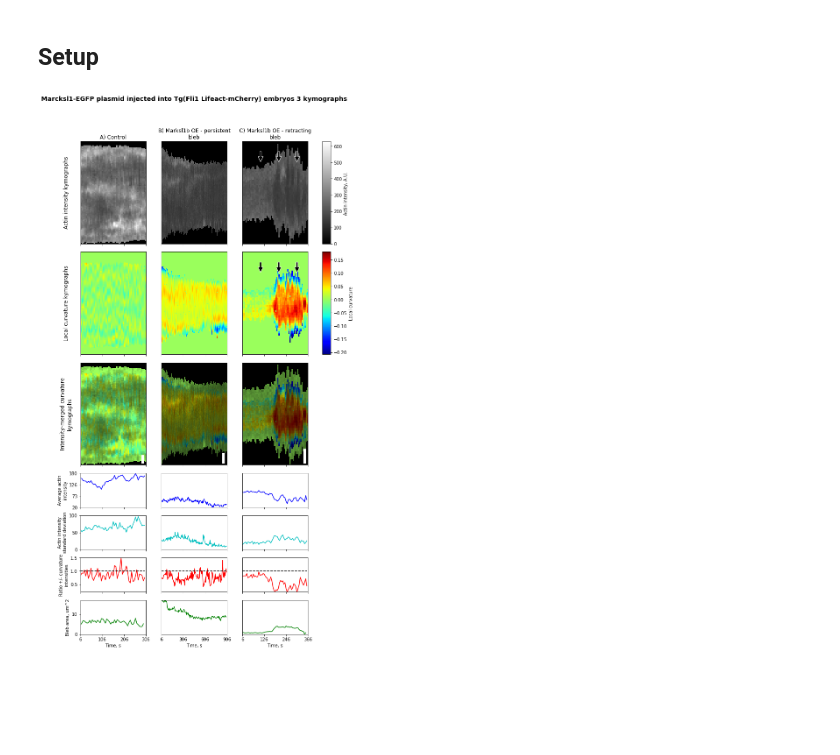
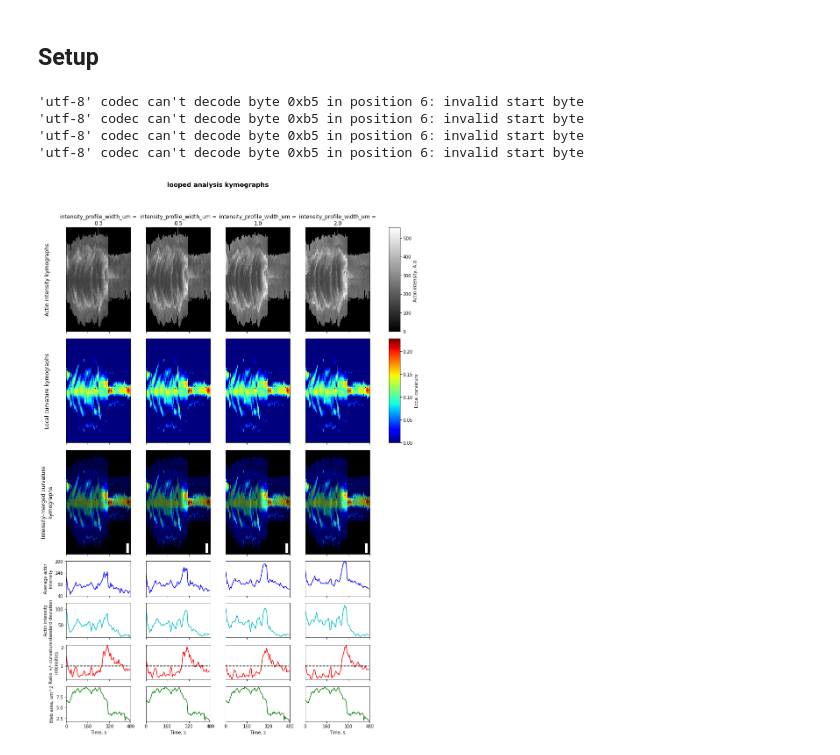
Before and after one commit to dougkelly88/blebbing_analysis, a Jupyter notebook: plotting/Blebbing figures.ipynb, the cells around one changed output. Cells and saved outputs as stored; diff of their text form; code cells hidden in the pictures; blank space fills up the shorter version.

Commit message:
Fix bugs associated with presence of non-directories in experiment folders (e.g. *.json in looped output folders) and correct time point choice and labelling

```diff
--- a/plotting/Blebbing figures.ipynb
+++ b/plotting/Blebbing figures.ipynb
@@ -25,7 +25,8 @@ This notebook is designed to generate figures for comparison of membrane blebbin
 # %% [markdown]
 ## Setup
 # %%
-experiment_folder = "D:\\analysis\\2018-12-28 Images for LKP presentation\\Marcksl1-EGFP plasmid injected into Tg(Fli1 Lifeact-mCherry) embryos 3";
+experiment_folder = "C:\\Users\\dougk\\Desktop\\output\\Experiment 1";
+experiment_folder = "C:\\Users\\dougk\\Desktop\\output\\2019-01-22 14-30-44 output\\looped analysis"
 condition_names = None;
 #condition_names = ["control", "condition 1", "condition 2"]
 annotation_arrows = None;
@@ -36,7 +37,7 @@ scale_bar_size_um = 1.0;
 scale_bar_position = (0.75, 0.9) # in normalised axis coordinates
 scale_bar_color = 'w';
 contrast_enhancement = 0.35;
-chosen_timepoints = [6, 100, 200, 300];
+base_chosen_timepoints = [0, 100, 200, 300];
 # %%
 import matplotlib.pyplot as plt
 from matplotlib import cm
@@ -83,23 +84,24 @@ def load_kymograph_data(experiment_folder, condition_names=None, use_subfolder_a
     subtitles = [];
 
     for idx, subfolder in enumerate(os.listdir(experiment_folder)):
-        actin_kyms.append(io.imread(os.path.join(experiment_folder, subfolder, "normalised position Actin kymograph.tif")));
-        curvature_kyms.append(io.imread(os.path.join(experiment_folder, subfolder, "normalised position curvature kymograph.tif")));
-        params = Parameters();
-        params.loadParametersFromJson(os.path.join(experiment_folder, subfolder, "parameters used.json"));
-        paramses.append(params);
-        try:
-            areas.append(pd.read_csv(os.path.join(experiment_folder, subfolder, "bleb area.csv")));
-        except UnicodeDecodeError as e:
-            print(e);
-            areas.append(pd.read_csv(os.path.join(experiment_folder, subfolder, "bleb area.csv"), encoding='cp1252'));
-        if condition_names is None:
-            if use_subfolder_as_condition:
-                subtitles.append(subfolder)
+        if os.path.isdir(os.path.join(experiment_folder, subfolder)):
+            actin_kyms.append(io.imread(os.path.join(experiment_folder, subfolder, "normalised position Actin kymograph.tif")));
+            curvature_kyms.append(io.imread(os.path.join(experiment_folder, subfolder, "normalised position curvature kymograph.tif")));
+            params = Parameters();
+            params.loadParametersFromJson(os.path.join(experiment_folder, subfolder, "parameters used.json"));
+            paramses.append(params);
+            try:
+                areas.append(pd.read_csv(os.path.join(experiment_folder, subfolder, "bleb area.csv")));
+            except UnicodeDecodeError as e:
+                print(e);
+                areas.append(pd.read_csv(os.path.join(experiment_folder, subfolder, "bleb area.csv"), encoding='cp1252'));
+            if condition_names is None:
+                if use_subfolder_as_condition:
+                    subtitles.append(subfolder)
+                else:
+                    subtitles.append(os.path.splitext(os.path.basename(params.input_image_path))[0]);
             else:
-                subtitles.append(os.path.splitext(os.path.basename(params.input_image_path))[0]);
-        else:
-            subtitles.append(condition_names[idx]);
+                subtitles.append(condition_names[idx]);
 
     return actin_kyms, curvature_kyms, paramses, subtitles, areas;
 
@@ -154,7 +156,7 @@ fig, axs = plt.subplots(ncols=len(actin_kyms),
 for idx in range(len(actin_kyms)):
     t_offs = 0;
     timestep = paramses[idx].frame_interval;
-    if paramses[idx].time_crop_start_end is not None:
+    if paramses[idx].time_crop_start_end[0] is not None:
         t_offs = float(paramses[idx].time_crop_start_end[0] * paramses[idx].frame_interval);
     actin_im=axs[0][idx].imshow(actin_kyms[idx],
                            plt.cm.gray,
@@ -245,34 +247,38 @@ for row_idx in range(7):
     if (row_idx<3):
         bbox = axs[row_idx][0].get_position();
         ypos = 0.5*(bbox.ymin + bbox.ymax);
         txt = Text(0.05, ypos, "\n".join(wrap(subtitles[row_idx], 30)),
                    rotation='vertical',
                    horizontalalignment='center',
                    va='center',
                   fontsize=title_text_objs[idx].get_fontsize());
     else:
         axs[row_idx][0].set_ylabel("\n".join(wrap(subtitles[row_idx], 20)))
 
     if txt is not None:
         fig.add_artist(txt)
 
 plt.rc('figure', titlesize='x-large', titleweight='bold')
 fig.suptitle(experiment_title + " kymographs");
 
 # handle arrow annotations
 if annotation_arrows is not None:
     for ann in annotation_arrows:
         direction = -1 if ann[1][1] > 0.5 else 1;
         axs[0][ann[0]].annotate('', xycoords='axes fraction', xy=ann[1],
                                 xytext=(ann[1][0], ann[1][1] - direction * 0.1), textcoords='axes fraction',
                                 arrowprops=dict(facecolor='black', edgecolor='white'));
         axs[1][ann[0]].annotate('', xycoords='axes fraction', xy=ann[1],
                                 xytext=(ann[1][0], ann[1][1] - direction * 0.1), textcoords='axes fraction',
                                 arrowprops=dict(facecolor='black', edgecolor='white'));
 
 plt.show();
 # %% [output]
+'utf-8' codec can't decode byte 0xb5 in position 6: invalid start byte
+'utf-8' codec can't decode byte 0xb5 in position 6: invalid start byte
+'utf-8' codec can't decode byte 0xb5 in position 6: invalid start byte
+'utf-8' codec can't decode byte 0xb5 in position 6: invalid start byte
-[figure, old version]
+[figure, new version]
 # %%
 ims = [];
 raw_curvatures = [];
```
Also changed, not shown: parts of 1 cell of this notebook.
